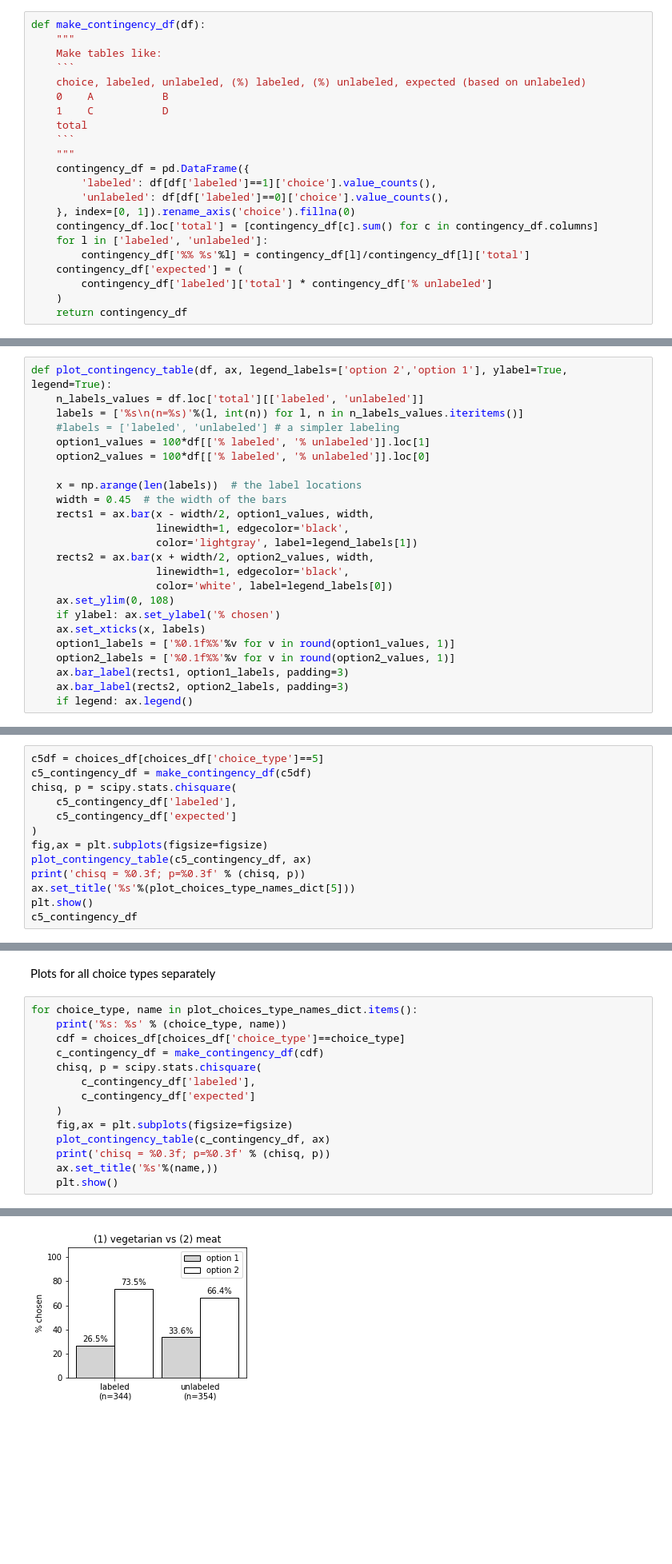
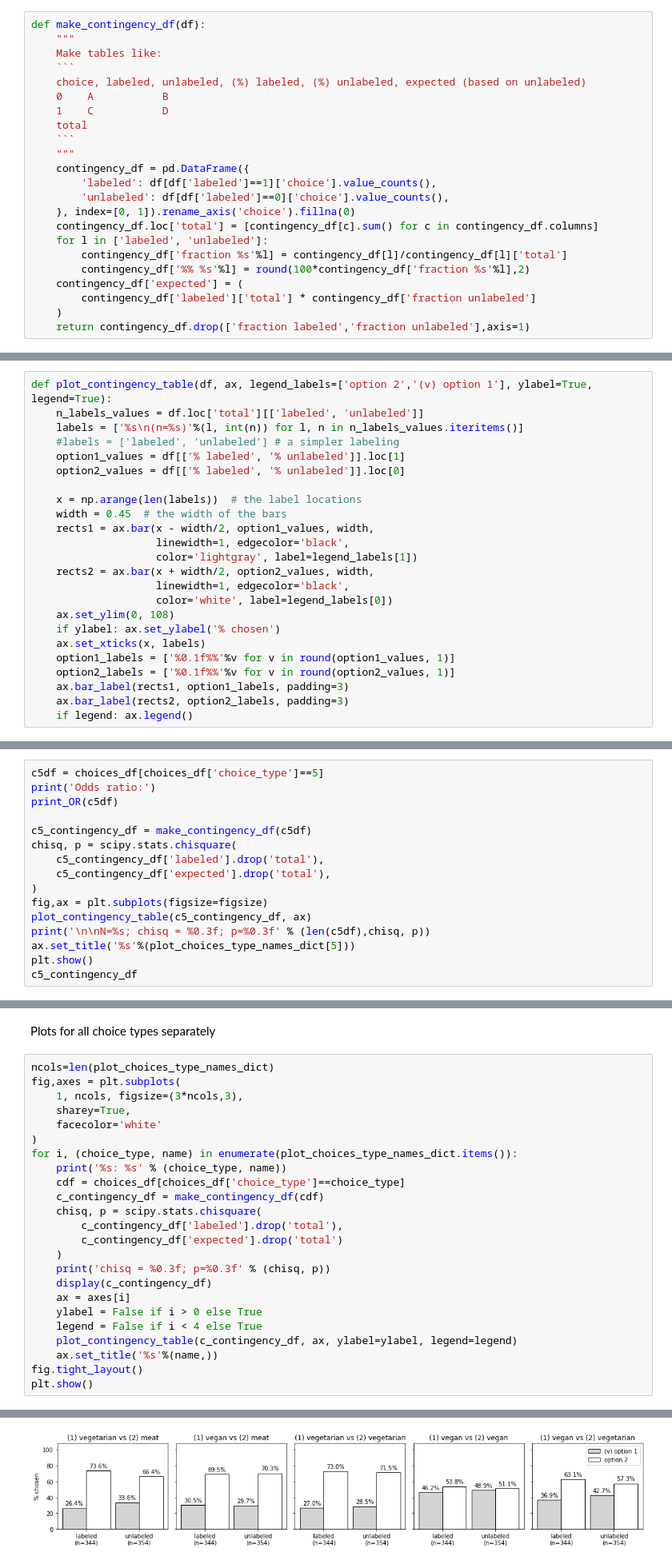
Before and after one commit to aberke/ff, a Jupyter notebook: data-analysis/online-survey-v1-exploratory.ipynb, the cells around one changed output, grey strips where cells are left out. Shown at 80% size. Drawn from its saved outputs; the diff is of its cells as text; blank space fills up the shorter version.

```diff
--- a/data-analysis/online-survey-v1-exploratory.ipynb
+++ b/data-analysis/online-survey-v1-exploratory.ipynb
@@ -1045,11 +1125,12 @@ def make_contingency_df(df):
     }, index=[0, 1]).rename_axis('choice').fillna(0)
     contingency_df.loc['total'] = [contingency_df[c].sum() for c in contingency_df.columns]
     for l in ['labeled', 'unlabeled']:
-        contingency_df['%% %s'%l] = contingency_df[l]/contingency_df[l]['total']
+        contingency_df['fraction %s'%l] = contingency_df[l]/contingency_df[l]['total']
+        contingency_df['%% %s'%l] = round(100*contingency_df['fraction %s'%l],2)
     contingency_df['expected'] = (
-        contingency_df['labeled']['total'] * contingency_df['% unlabeled']
+        contingency_df['labeled']['total'] * contingency_df['fraction unlabeled']
     )
-    return contingency_df
+    return contingency_df.drop(['fraction labeled','fraction unlabeled'],axis=1)
 # %%
 choices_all_contingency_df = make_contingency_df(choices_df)
 choices_all_contingency_df
@@ -1062,10 +1143,10 @@ choices_all_contingency_df
 # %%
-def plot_contingency_table(df, ax, legend_labels=['option 2','option 1'], ylabel=True, legend=True):
+def plot_contingency_table(df, ax, legend_labels=['option 2','(v) option 1'], ylabel=True, legend=True):
     n_labels_values = df.loc['total'][['labeled', 'unlabeled']]
     labels = ['%s\n(n=%s)'%(l, int(n)) for l, n in n_labels_values.iteritems()]
     #labels = ['labeled', 'unlabeled'] # a simpler labeling
-    option1_values = 100*df[['% labeled', '% unlabeled']].loc[1]
-    option2_values = 100*df[['% labeled', '% unlabeled']].loc[0]
+    option1_values = df[['% labeled', '% unlabeled']].loc[1]
+    option2_values = df[['% labeled', '% unlabeled']].loc[0]
 
     x = np.arange(len(labels))  # the label locations
     width = 0.45  # the width of the bars
@@ -1106,14 +1213,17 @@ chisq = 7.758; p=0.021
 Plot choice 5 only
 # %%
 c5df = choices_df[choices_df['choice_type']==5]
+print('Odds ratio:')
+print_OR(c5df)
+
 c5_contingency_df = make_contingency_df(c5df)
 chisq, p = scipy.stats.chisquare(
-    c5_contingency_df['labeled'],
-    c5_contingency_df['expected']
+    c5_contingency_df['labeled'].drop('total'),
+    c5_contingency_df['expected'].drop('total'),
 )
 fig,ax = plt.subplots(figsize=figsize)
 plot_contingency_table(c5_contingency_df, ax)
-print('chisq = %0.3f; p=%0.3f' % (chisq, p))
+print('\n\nN=%s; chisq = %0.3f; p=%0.3f' % (len(c5df),chisq, p))
 ax.set_title('%s'%(plot_choices_type_names_dict[5]))
 plt.show()
 c5_contingency_df
@@ -1128,18 +1254,28 @@ chisq = 4.628; p=0.099
 # %% [markdown]
 Plots for all choice types separately
 # %%
-for choice_type, name in plot_choices_type_names_dict.items():
+ncols=len(plot_choices_type_names_dict)
+fig,axes = plt.subplots(
+    1, ncols, figsize=(3*ncols,3),
+    sharey=True,
+    facecolor='white'
+)
+for i, (choice_type, name) in enumerate(plot_choices_type_names_dict.items()):
     print('%s: %s' % (choice_type, name))
     cdf = choices_df[choices_df['choice_type']==choice_type]
     c_contingency_df = make_contingency_df(cdf)
     chisq, p = scipy.stats.chisquare(
-        c_contingency_df['labeled'],
-        c_contingency_df['expected']
+        c_contingency_df['labeled'].drop('total'),
+        c_contingency_df['expected'].drop('total')
     )
-    fig,ax = plt.subplots(figsize=figsize)
-    plot_contingency_table(c_contingency_df, ax)
     print('chisq = %0.3f; p=%0.3f' % (chisq, p))
+    display(c_contingency_df)
+    ax = axes[i]
+    ylabel = False if i > 0 else True
+    legend = False if i < 4 else True
+    plot_contingency_table(c_contingency_df, ax, ylabel=ylabel, legend=legend)
     ax.set_title('%s'%(name,))
-    plt.show()
+fig.tight_layout()
+plt.show()
 # %% [output]
 1: (1) vegetarian vs (2) meat
@@ -1147 +1316 @@ chisq = 7.908; p=0.019
-[figure, old version]
+[figure, new version]
```
Also changed, not shown: parts of 94 cells of this notebook, 2 other files.
